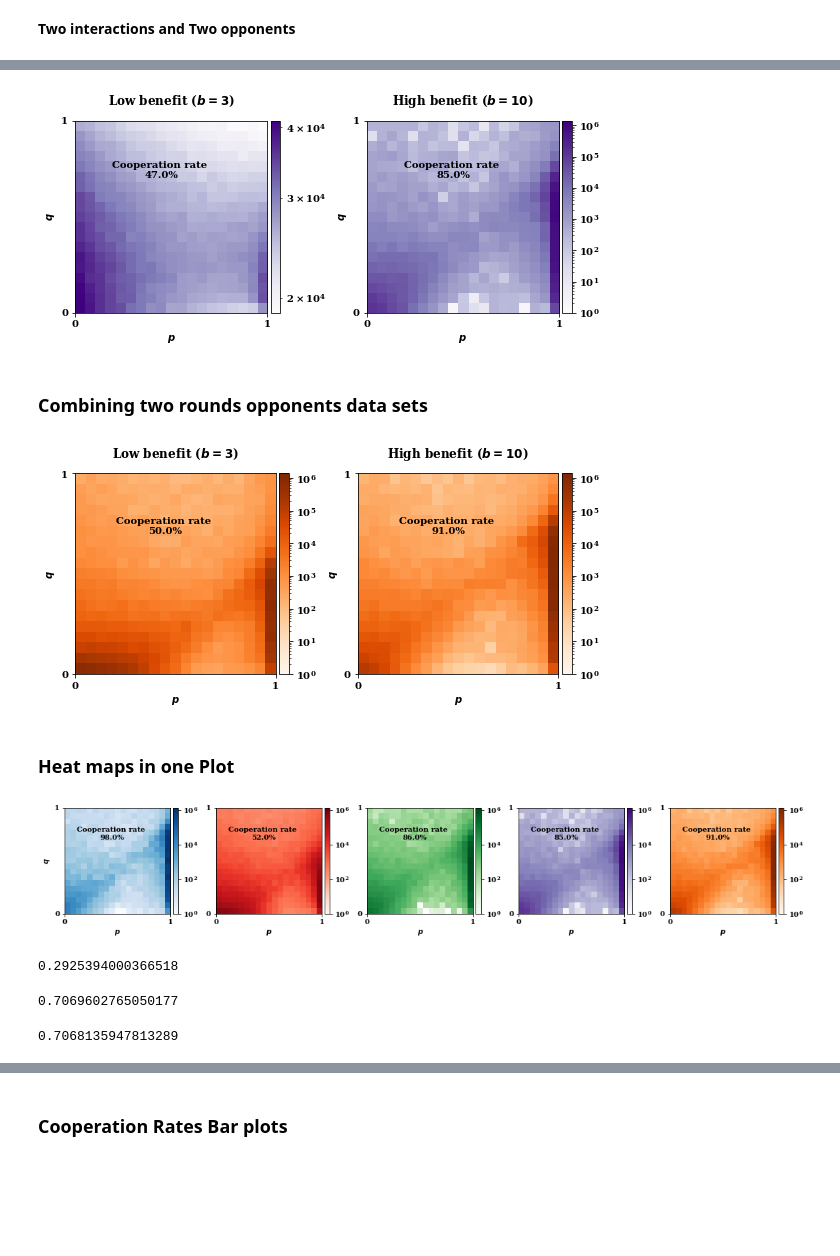
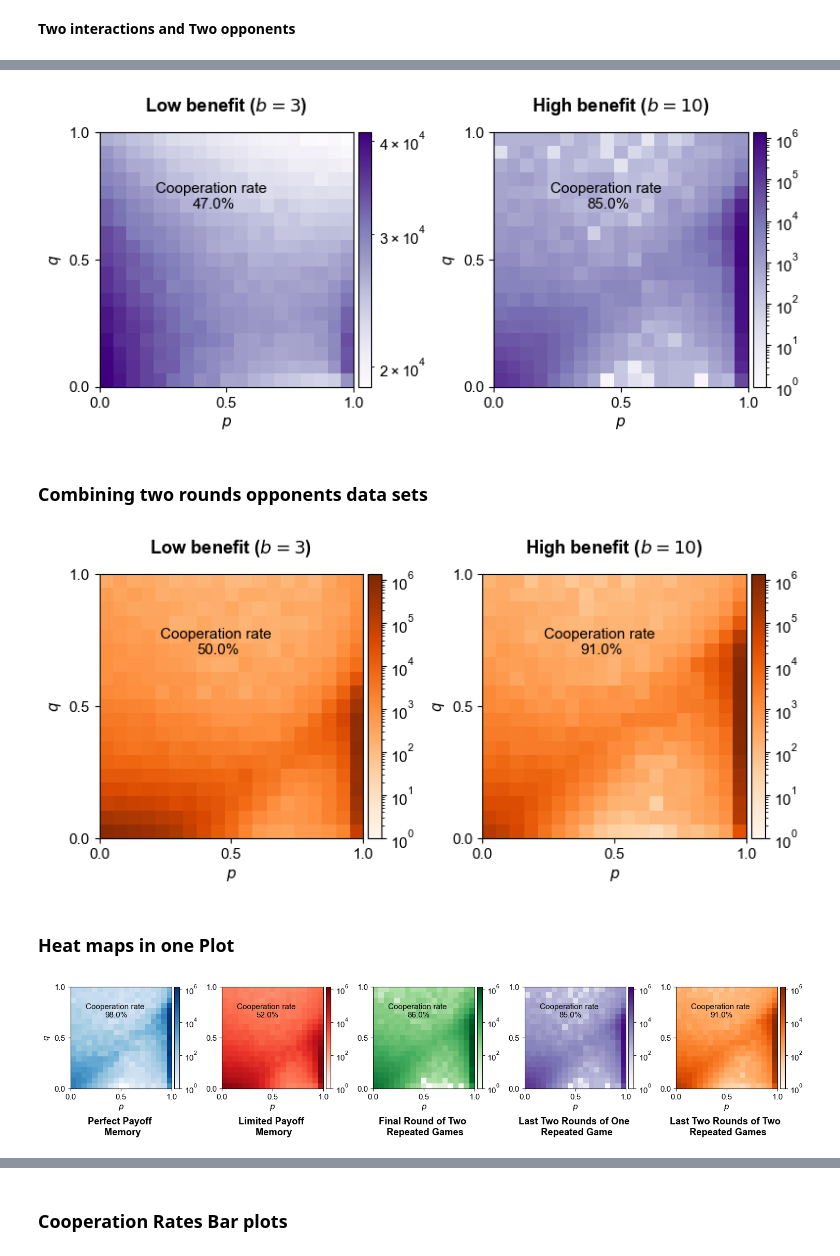
Before and after one commit to Nikoleta-v3/evolution-of-cooperation-with-limited-updating-payoff-memory, a Jupyter notebook: nbs/Donation Game More Memory.ipynb, the cells around one changed output, grey strips where cells are left out. Drawn from its saved outputs; the diff is of its cells as text; code cells hidden in the pictures; blank space fills up the shorter version.

```diff
--- a/nbs/Donation Game More Memory.ipynb
+++ b/nbs/Donation Game More Memory.ipynb
@@ -74,8 +76,8 @@ for i, heatmap in enumerate([heatmaps[0], heatmaps[1]]):
     cax = divider.append_axes('right', size='5%', pad=0.05)
     fig.colorbar(im, cax=cax, orientation='vertical')
 
-    axes[index].set_xticks(np.linspace(0, 1, 2))
-    axes[index].set_yticks(np.linspace(0, 1, 2));
+    axes[index].set_xticks(np.linspace(0, 1, 3))
+    axes[index].set_yticks(np.linspace(0, 1, 3));
     axes[index].set_xlabel("$p$")
     axes[index].set_ylabel("$q$")
 
@@ -91,5 +93,5 @@ axes[1].set_title(r"High benefit ($b=10$)", weight="bold", y=1.05);
 
 fig.tight_layout();
 
-fig.savefig("../static/two_interactions_donation_game.pdf", bbox_inches='tight')
+# fig.savefig("../static/two_interactions_donation_game.pdf", bbox_inches='tight')
 # %% [output]
@@ -141,8 +143,8 @@ for i, heatmap in enumerate([heatmaps[0], heatmaps[1]]):
     cax = divider.append_axes('right', size='5%', pad=0.05)
     fig.colorbar(im, cax=cax, orientation='vertical')
 
-    axes[index].set_xticks(np.linspace(0, 1, 2))
-    axes[index].set_yticks(np.linspace(0, 1, 2));
+    axes[index].set_xticks(np.linspace(0, 1, 3))
+    axes[index].set_yticks(np.linspace(0, 1, 3));
     axes[index].set_xlabel("$p$")
     axes[index].set_ylabel("$q$")
 
@@ -156,9 +158,9 @@ axes[1].set_title(r"High benefit ($b=10$)", weight="bold", y=1.05);
 
 fig.tight_layout();
 
-fig.savefig("../static/two_rounds_donation_game.pdf", bbox_inches='tight')
+# 3
 # %% [output]
-[figure, old version]
+[figure, new version]
 # %% [markdown]
 ### Combining two rounds opponents data sets
 # %%
@@ -204,8 +206,8 @@ for i, heatmap in enumerate([heatmaps[0], heatmaps[1]]):
     cax = divider.append_axes('right', size='5%', pad=0.05)
     fig.colorbar(im, cax=cax, orientation='vertical')
 
-    axes[index].set_xticks(np.linspace(0, 1, 2))
-    axes[index].set_yticks(np.linspace(0, 1, 2));
+    axes[index].set_xticks(np.linspace(0, 1, 3))
+    axes[index].set_yticks(np.linspace(0, 1, 3));
     axes[index].set_xlabel("$p$")
     axes[index].set_ylabel("$q$")
 
@@ -219,9 +221,9 @@ axes[1].set_title(r"High benefit ($b=10$)", weight="bold", y=1.05);
 
 fig.tight_layout();
 
-fig.savefig("../static/two_rounds_opponents_donation_game.pdf", bbox_inches='tight')
+# fig.savefig("../static/two_rounds_opponents_donation_game.pdf", bbox_inches='tight')
 # %% [output]
-[figure, old version]
+[figure, new version]
 # %% [markdown]
 ### Heat maps in one Plot
 # %%
@@ -239,7 +241,7 @@ extents = []
 dfs = []
 
 
-for file in hig_benefit_files:
+for file in high_benefit_files:
     df = pd.read_csv(file)
     if file == "../to_archieve/limited_memory/clean_last_round_b_10.csv":
         df = df[df.index < 54141]
@@ -265,49 +267,40 @@ fig, axes = plt.subplots(ncols=5, nrows=1, figsize=(15, 10))
 
 cooperation_rates = [round(sum(df['average cooperation rate'] * (df['frequencies'] / sum(df['frequencies']))), 2)
                      for df in dfs]
 
 for i, heatmap in enumerate(heatmaps):
 
     index = (i % 5)
 
     im = axes[index].imshow(heatmap.T, extent=extent, origin="lower",
                             cmap=cmaps[i],
                             norm=colors.LogNorm(vmin=min_, vmax=max_))
 
     divider = make_axes_locatable(axes[index])
     cax = divider.append_axes('right', size='5%', pad=0.05)
     fig.colorbar(im, cax=cax, orientation='vertical')
 
-    axes[index].set_xticks(np.linspace(0, 1, 2))
-    axes[index].set_yticks(np.linspace(0, 1, 2));
+    axes[index].set_xticks(np.linspace(0, 1, 3))
+    axes[index].set_yticks(np.linspace(0, 1, 3));
     axes[index].set_xlabel("$p$")
 
 
     axes[index].text(0.45, 0.7, "Cooperation rate \n" + str(round(cooperation_rates[i] * 100, 2)) + '%',
                      horizontalalignment='center')
 
 axes[0].set_ylabel("$q$")
 
-# axes[0].set_title(r"Low benefit ($b=3$)", weight="bold", y=1.05);
-# axes[1].set_title(r"High benefit ($b=10$)", weight="bold", y=1.05);
+axes[0].set_title("Perfect Payoff \n Memory", weight="bold", y=-.5);
+axes[1].set_title("Limited Payoff \n Memory", weight="bold", y=-.5);
+axes[2].set_title("Final Round of Two \n Repeated Games", weight="bold", y=-.5);
+axes[3].set_title("Last Two Rounds of One \n Repeated Game", weight="bold", y=-.5);
+axes[4].set_title("Last Two Rounds of Two \n Repeated Games", weight="bold", y=-.5);
+
+
 
 
 fig.tight_layout();
 
 fig.savefig("../paper/static/more_memory_heatmaps_donation_game.pdf", bbox_inches='tight')
 # %% [output]
-[figure, old version]
+[figure, new version]
-# %%
-1 - (np.sqrt(2) / (2 * np.sqrt(0.999)))
-# %% [output]
-0.2925394000366518
-# %%
-delta = 0.999
-
-(delta + np.sqrt(delta ** 2 + 1) - 1) / (delta * 2)
-# %% [output]
-0.7069602765050177
-# %%
-(delta - 1 + np.sqrt(2) / 2) / delta
-# %% [output]
-0.7068135947813289
```
Also changed, not shown: parts of 11 cells of this notebook, 1 other file.
